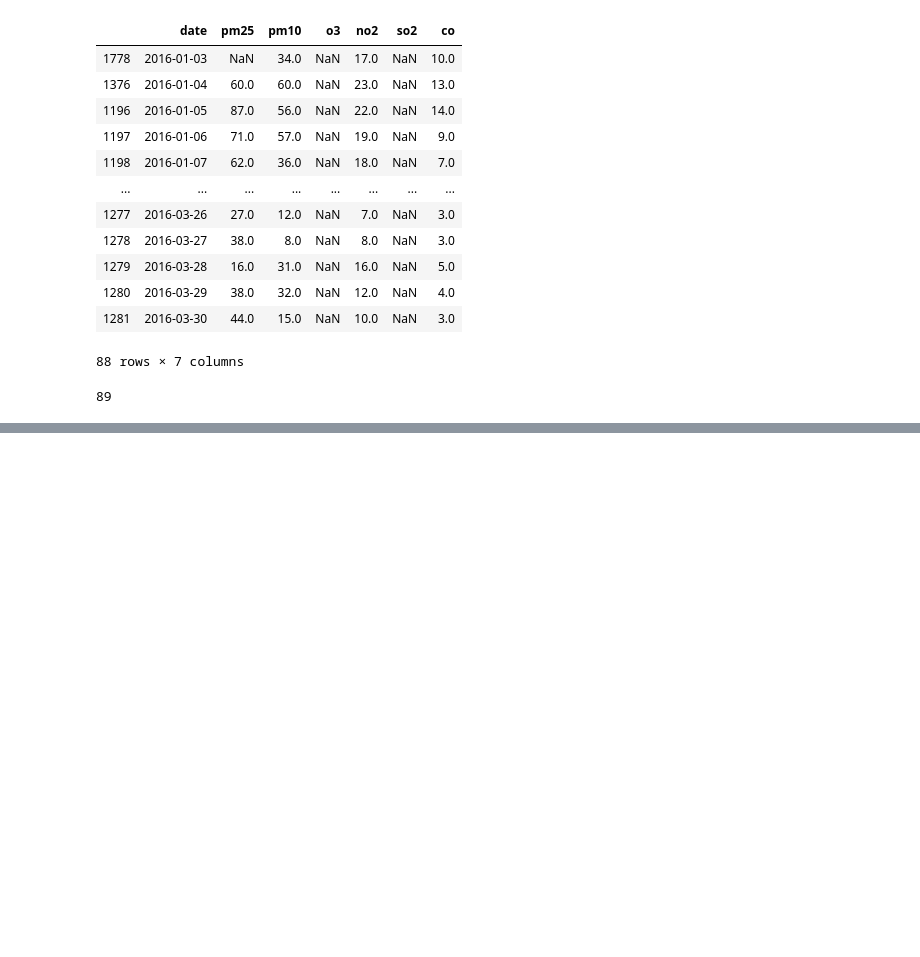
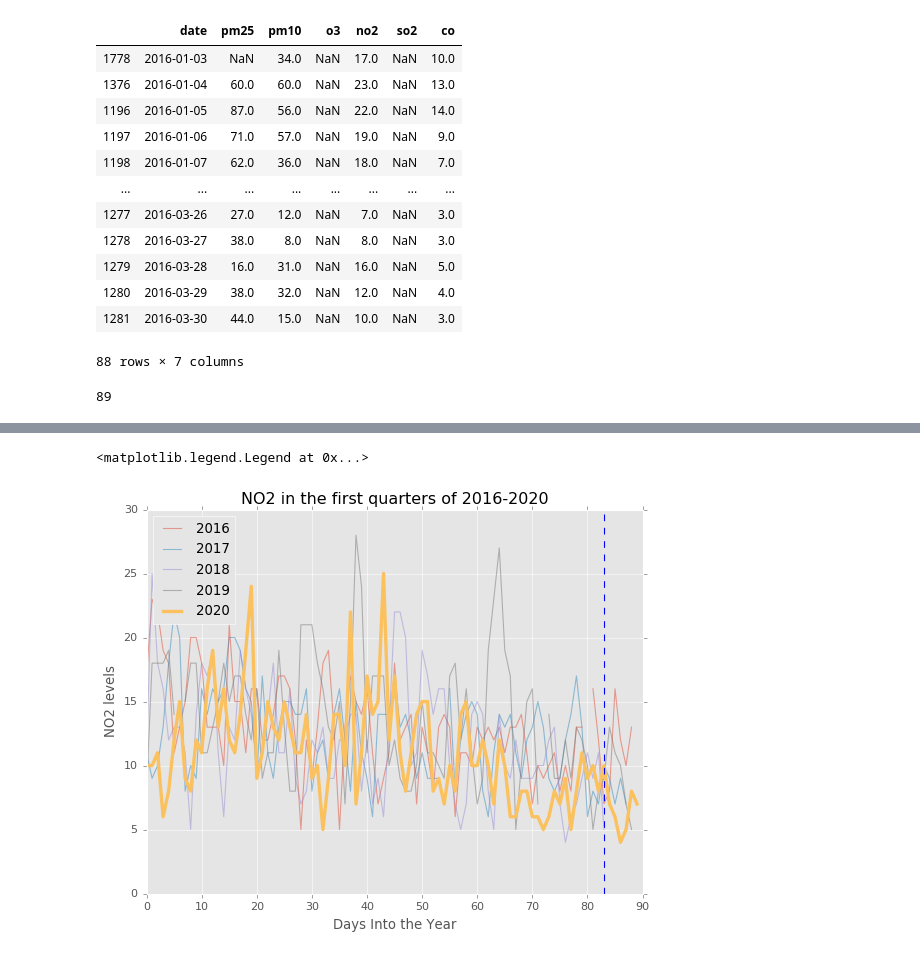
Before and after one commit to taylorjbritt/capstone1, a Jupyter notebook: jupyter/Untitled.ipynb, the cells around one changed output, grey strips where cells are left out. Saved outputs shown, nothing was run; the diff lists cells and outputs as text; code cells hidden in the pictures; blank space fills up the shorter version.

```diff
--- a/jupyter/Untitled.ipynb
+++ b/jupyter/Untitled.ipynb
@@ -229,6 +226,0 @@ June
-# %%
-import datetime
-
-x = datetime.datetime(2020, 5, 17)
-
-print(x)
@@ -236,0 +227,22 @@ print(x)
+# %%
+years = [2016, 2017, 2018, 2019, 2020]
+cols = {'pm25': 'PM25', 'pm10': 'PM10', 'o3' : 'O3', 'no2':'NO2', 'so2':'SO2', 'co':'CO'}
+
+fig, ax = plt.subplots(figsize=(8,6))
+for year in years:
+    denverq = denver_clean[denver_clean['date'] > datetime.datetime(year, 1, 1)]
+    denverq = denverq[denverq['date'] < datetime.datetime(year, 4, 1)]
+    x = np.arange(0, len(denverq), 1)
+    y = denverq['no2']
+    if year == 2020:
+        ax.plot(x, y, linewidth = 3, label = str(year))
+    else:
+        ax.plot(x, y, alpha = .5, label = str(year))
+ax.set_title('NO2 in the first quarters of 2016-2020')
+ax.axvline(x = 83, ls='--')
+ax.set_ylabel('NO2 levels')
+ax.set_xlabel('Days Into the Year')
+ax.legend(loc='upper left')
+# %% [output]
+<matplotlib.legend.Legend at 0x...>
+[figure, added]
```
Also changed, not shown: parts of 10 cells of this notebook, 1 other file.
